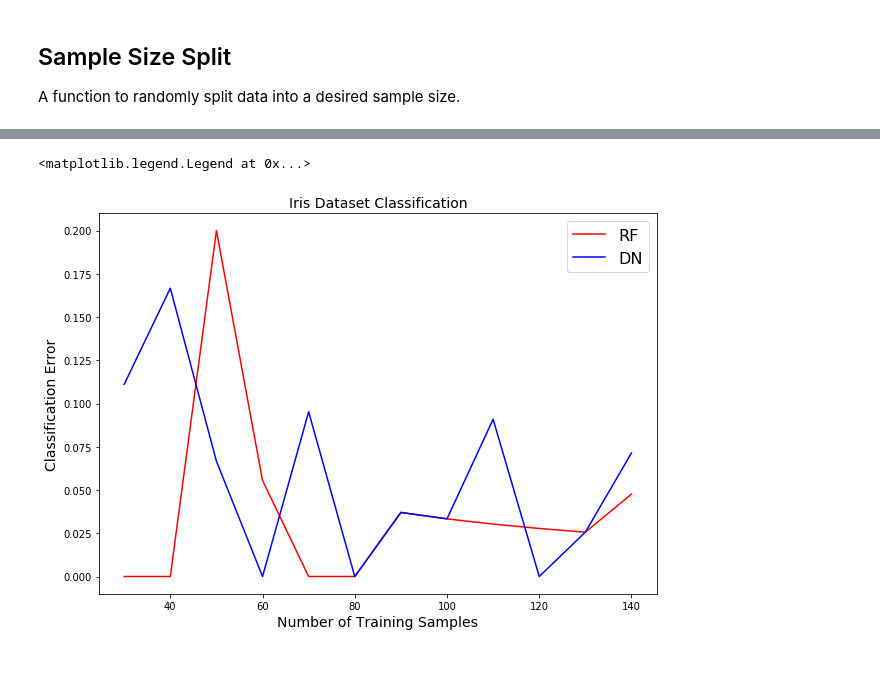
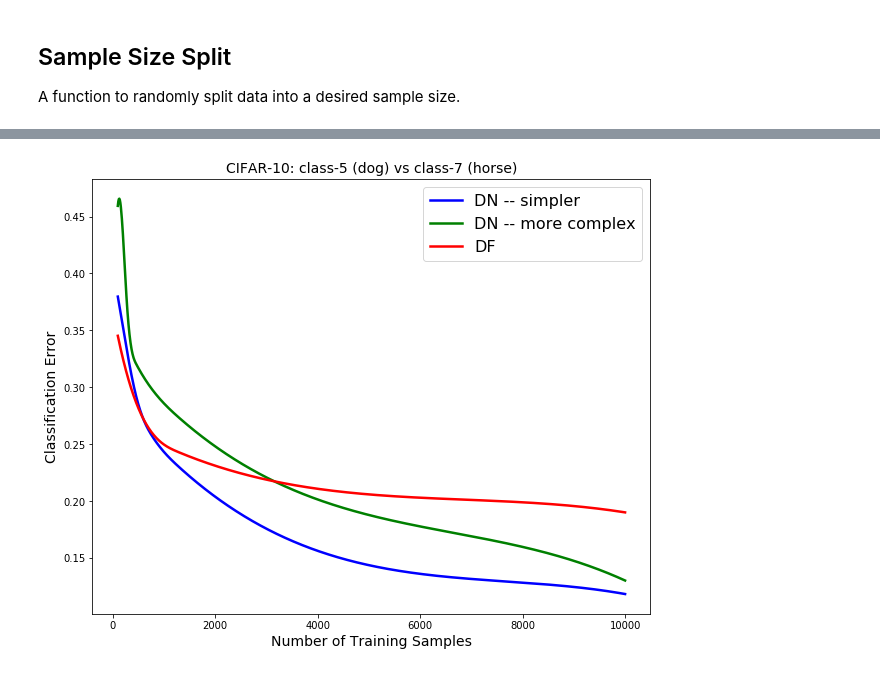
Before and after one commit to Michael-Ainsworth/random-forest, a Jupyter notebook: RF_DN_evolution.ipynb, the cells around one changed output, grey strips where cells are left out. Saved outputs shown, nothing was run; the diff lists cells and outputs as text; code cells hidden in the pictures.

Commit message:
Update demo progress

```diff
--- a/RF_DN_evolution.ipynb
+++ b/RF_DN_evolution.ipynb
@@ -123,0 +143,8 @@ Please use instead:* `np.argmax(model.predict(x), axis=-1)`,   if your model doe
+# %%
+# Prepare RF Data
+
+y_train_rf = np.squeeze(y_train_dh)
+y_test_rf = np.squeeze(y_test_dh)
+
+X_train_rf = X_train_dh.reshape(X_train_dh.shape[0], 32*32*3)
+X_test_rf = X_test_dh.reshape(X_test_dh.shape[0], 32*32*3)
@@ -123,0 +402,17 @@ Please use instead:* `np.argmax(model.predict(x), axis=-1)`,   if your model doe
+# %%
+fig = plt.figure(figsize = (12,10))
+ax = plt.subplot(111)
+
+cnn_evolution_simple_mean = np.mean(cnn_evolution_simple, axis = 1)
+cnn_evolution_complex_mean = np.mean(cnn_evolution_complex, axis = 1)
+rf_evolution_mean = np.mean(rf_evolution, axis = 1)
+
+ax.plot(sample_sizes, cnn_evolution_simple_mean, color = 'blue', linewidth = 2)
+ax.plot(sample_sizes, cnn_evolution_complex_mean, color = 'green', linewidth = 2)
+ax.plot(sample_sizes, rf_evolution_mean, color = 'red', linewidth = 2)
+plt.title('CIFAR-10: class-5 (dog) vs class-7 (horse)', fontsize = 14)
+plt.ylabel('Classification Error', fontsize = 14)
+plt.xlabel('Number of Training Samples', fontsize = 14)
+plt.legend(['DN -- simpler', 'DN -- more complex', 'DF'], prop={'size': 16})
+
+fig.savefig('demo_2.png')
@@ -124,11 +512,16 @@ Please use instead:* `np.argmax(model.predict(x), axis=-1)`,   if your model doe
 # %%
-plt.figure(figsize = (10,7))
-plt.plot(range(30,X.shape[0],10), random_forest_classification_errors, color= 'r')
-plt.plot(range(30,X.shape[0],10), parametric_dnn_classification_errors, color= 'b')
-plt.title('Iris Dataset Classification', fontsize=14)
-plt.ylabel('Classification Error', fontsize=14)
-plt.xlabel('Number of Training Samples', fontsize=14)
-plt.legend(['RF', 'DN'], prop={'size': 16})
+fig = plt.figure(figsize = (10,8))
+ax = plt.subplot(111)
+
+ax.plot(x2, y2_cnn_simple, 'b', linewidth = 2.5)
+ax.plot(x2, y2_cnn_complex, 'g', linewidth = 2.5)
+ax.plot(x2, y2_rf, 'r', linewidth = 2.5)
+
+plt.title('CIFAR-10: class-5 (dog) vs class-7 (horse)', fontsize = 14)
+plt.ylabel('Classification Error', fontsize = 14)
+plt.xlabel('Number of Training Samples', fontsize = 14)
+plt.legend(['DN -- simpler', 'DN -- more complex', 'DF'], prop={'size': 16})
+
+fig.savefig('demo_3.png')
 # %% [output]
-<matplotlib.legend.Legend at 0x...>
-[figure, old version]
+[figure, new version]
```
Also changed, not shown: parts of 18 cells of this notebook.
